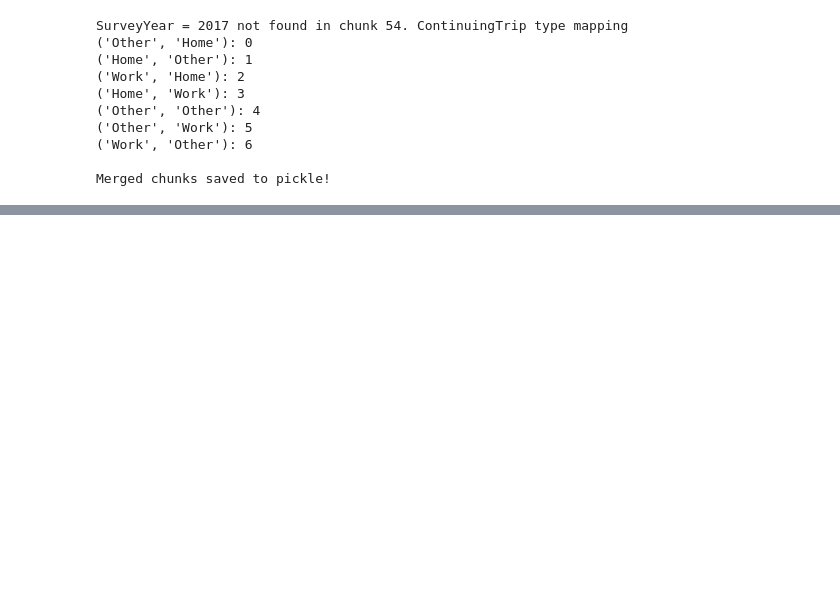
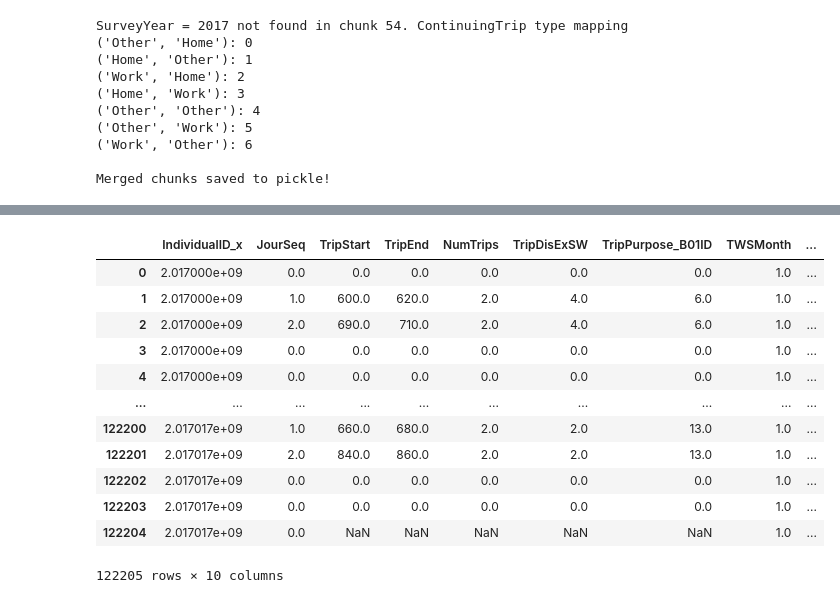
Before and after one commit to andriysinclair/GANS4MOBILITY, a Jupyter notebook: rough.ipynb, the cells around one changed output, grey strips where cells are left out. Drawn from its saved outputs; the diff is of its cells as text; code cells hidden in the pictures; blank space fills up the shorter version.

Commit message:
Decided to go with LSTM approach  - usinf full TRIP PURPOUSE encoding.

```diff
--- a/rough.ipynb
+++ b/rough.ipynb
@@ -72,0 +51,18 @@ fix
+# %%
+weekly_travel = []
+
+
+for i in ts_df["IndividualID_x"].unique():
+    i_df = ts_df[ts_df["IndividualID_x"] == i]
+    weekly_travel.append(len(i_df))
+
+max_weekly_travel = max(weekly_travel)
+mean_weekly_travel = sum(weekly_travel)/ len(weekly_travel)
+
+print(f"Most weekly travel ~ {max_weekly_travel}")
+print(f"Average weekly travel ~ {mean_weekly_travel}")
+
+
+percentile_97 = np.percentile(weekly_travel, 97)
+
+print(f"97th percentile of weekly travel ~ {percentile_97}")
@@ -72,0 +153,4 @@ fix
+# %%
+df = impute_missing_travel_weeks(ts_df)
+
+# When we are moving from year to year. Probably not a huge issue but might fix later
@@ -72,0 +175,23 @@ fix
+# %%
+df_i = df["IndividualID_x"].unique()
+
+
+test = df.sort_values(["IndividualID_x", "TravelWeekDay_B01ID", "JourSeq", "TripStart", "TripEnd"] )[["IndividualID_x", "JourSeq"] + outcome_vars + temporal_vars]
+# %%
+test.reset_index(inplace=True, drop=True)
+# %%
+test
+# %% [output]
+|  | IndividualID_x | JourSeq | TripStart | TripEnd | NumTrips | TripDisExSW | TripPurpose_B01ID | TWSMonth | ... |
+| 0 | 2.017000e+09 | 0.0 | 0.0 | 0.0 | 0.0 | 0.0 | 0.0 | 1.0 | ... |
+| 1 | 2.017000e+09 | 1.0 | 600.0 | 620.0 | 2.0 | 4.0 | 6.0 | 1.0 | ... |
+| 2 | 2.017000e+09 | 2.0 | 690.0 | 710.0 | 2.0 | 4.0 | 6.0 | 1.0 | ... |
+| 3 | 2.017000e+09 | 0.0 | 0.0 | 0.0 | 0.0 | 0.0 | 0.0 | 1.0 | ... |
+| 4 | 2.017000e+09 | 0.0 | 0.0 | 0.0 | 0.0 | 0.0 | 0.0 | 1.0 | ... |
+| ... | ... | ... | ... | ... | ... | ... | ... | ... | ... |
+| 122200 | 2.017017e+09 | 1.0 | 660.0 | 680.0 | 2.0 | 2.0 | 13.0 | 1.0 | ... |
+| 122201 | 2.017017e+09 | 2.0 | 840.0 | 860.0 | 2.0 | 2.0 | 13.0 | 1.0 | ... |
+| 122202 | 2.017017e+09 | 0.0 | 0.0 | 0.0 | 0.0 | 0.0 | 0.0 | 1.0 | ... |
+| 122203 | 2.017017e+09 | 0.0 | 0.0 | 0.0 | 0.0 | 0.0 | 0.0 | 1.0 | ... |
+| 122204 | 2.017017e+09 | 0.0 | NaN | NaN | NaN | NaN | NaN | 1.0 | ... |
+122205 rows × 10 columns
```
Also changed, not shown: parts of 15 cells of this notebook, 2 other files.
